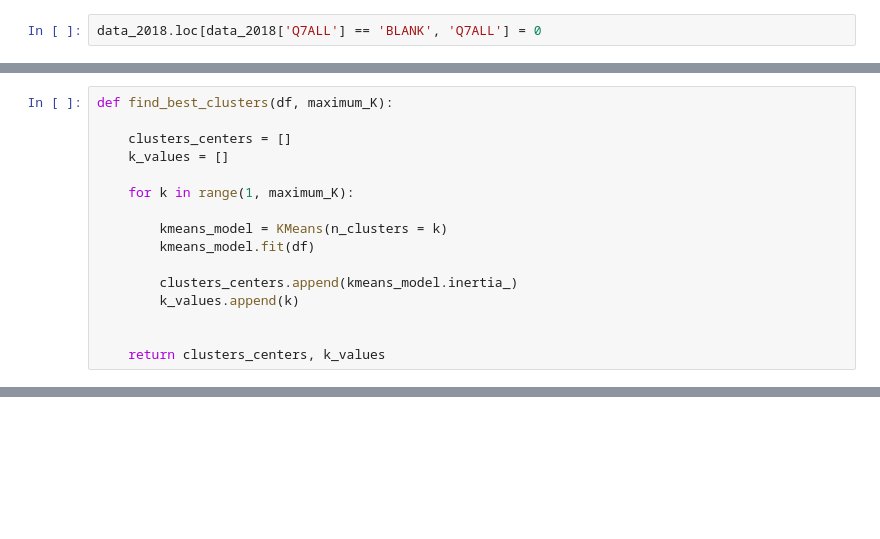
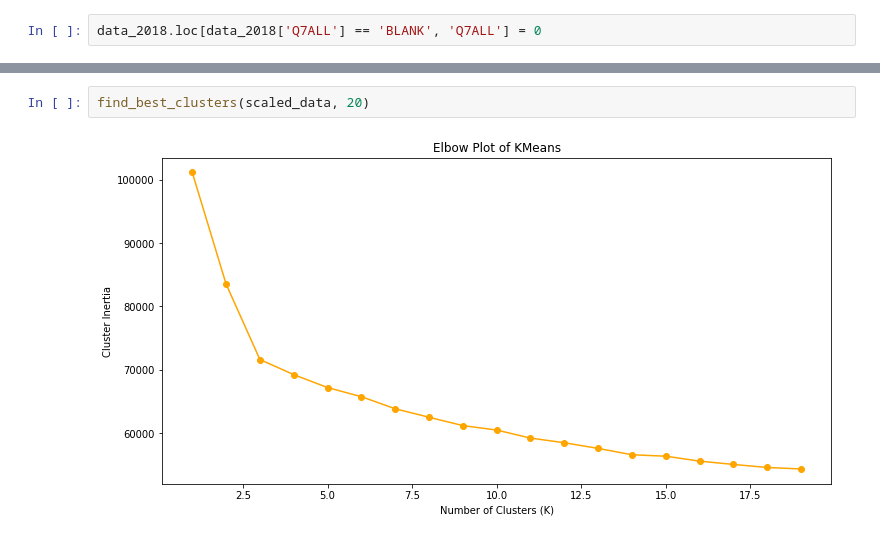
Before and after one commit to a-smaruj/Segmentacja, a Jupyter notebook: main.ipynb, the cells around one changed output, grey strips where cells are left out. Cells and saved outputs as stored; diff of their text form; blank space fills up the shorter version.

```diff
--- a/main.ipynb
+++ b/main.ipynb
@@ -104,16 +244,0 @@ def generate_elbow_plot(clusters_centers, k_values):
-# %%
-def find_best_clusters(df, maximum_K):
-
-    clusters_centers = []
-    k_values = []
-
-    for k in range(1, maximum_K):
-
-        kmeans_model = KMeans(n_clusters = k)
-        kmeans_model.fit(df)
-
-        clusters_centers.append(kmeans_model.inertia_)
-        k_values.append(k)
-
-
-    return clusters_centers, k_values
@@ -126 +245,5 @@ generate_elbow_plot(clusters_centers, k_values)
+# %%
+find_best_clusters(scaled_data, 20)
+# %% [output]
+[figure, added]
 # %%
```
Also changed, not shown: parts of 45 cells of this notebook, 1 other file.
